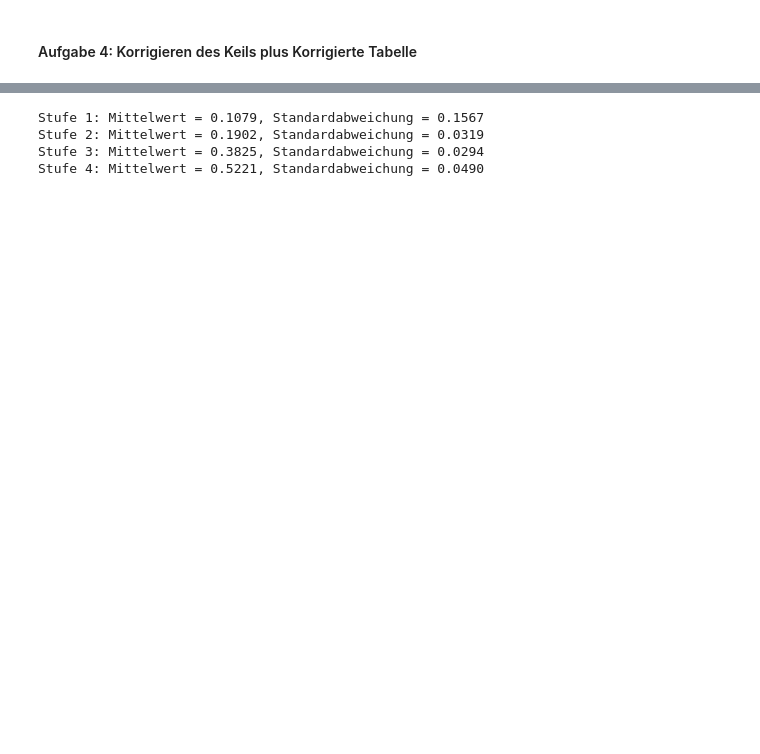
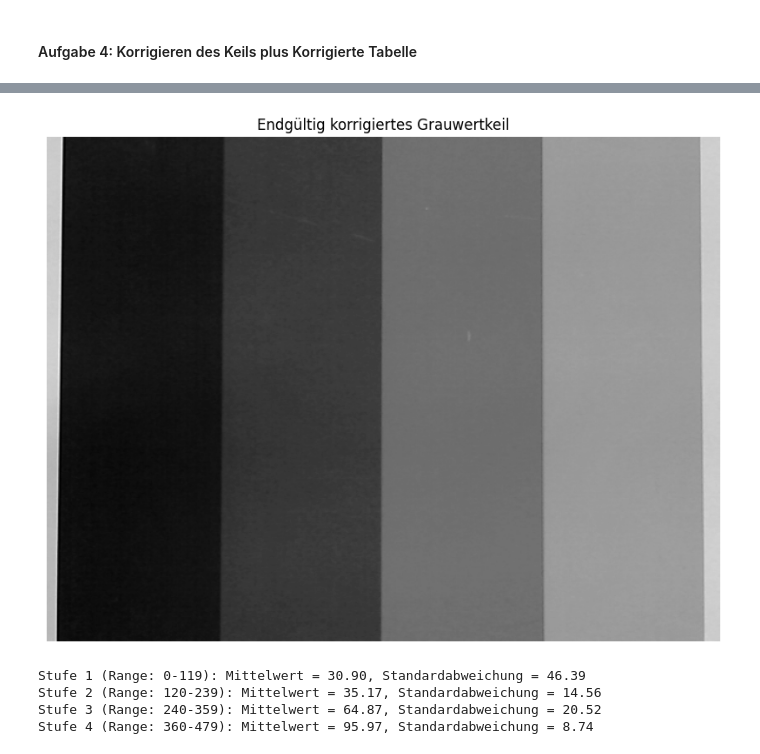
Before and after one commit to Florian11111/SSS, a Jupyter notebook: versuch 2/verarbeitung.ipynb, the cells around one changed output, grey strips where cells are left out. Cells and saved outputs as stored; diff of their text form; code cells hidden in the pictures; blank space fills up the shorter version.

```diff
--- a/versuch 2/verarbeitung.ipynb
+++ b/versuch 2/verarbeitung.ipynb
@@ -205,32 +210,23 @@ plt.show()
 # %%
-
-# Korrigiere Dead Pixels im grauwertkeil
-for x, y in zip(*dead_pixels):
-    nachbarn = grauwertkeil[max(x-1,0):min(x+2,grauwertkeil.shape[0]), max(y-1,0):min(y+2,grauwertkeil.shape[1])]
-    grauwertkeil[x, y] = np.median(nachbarn[nachbarn != grauwertkeil[x, y]])
-
-# Korrigiere Stuck und Hot Pixels im grauwertkeil
-for x, y in zip(*stuck_hot_pixels):
-    nachbarn = grauwertkeil[max(x-1,0):min(x+2,grauwertkeil.shape[0]), max(y-1,0):min(y+2,grauwertkeil.shape[1])]
-    grauwertkeil[x, y] = np.median(nachbarn[nachbarn != grauwertkeil[x, y]])
-
 # Speichere das korrigierte grauwertkeil
 cv2.imwrite('grauwertkeil_pixelkorrigiert.png', grauwertkeil)
 
 # korrigiere den keil mit aufgabe 3
-korrigiere_bild_mit_weissbild('./grauwertkeil_pixelkorrigiert.png', weissbild_pfad, dunkelbild_pfad, './grauwertkeil_final.png')
+korrigiere_bild_mit_weissbild('./SchwarzWeiss.png', weissbild_pfad, dunkelbild_pfad, './ergebnis/grauwertkeil_final.png')
 
-grauwertkeilfinal = cv2.imread('grauwertkeil_final.png', cv2.IMREAD_GRAYSCALE)
+grauwertkeilfinal = cv2.imread('./ergebnis/grauwertkeil_final.png', cv2.IMREAD_GRAYSCALE)
 
 # Zeige das korrigierte grauwertkeil an
 plt.figure(figsize=(10, 10))
-plt.imshow(grauwertkeil_final, cmap='gray')
+plt.imshow(grauwertkeilfinal, cmap='gray')
 plt.axis('off')
 plt.title('Endgültig korrigiertes Grauwertkeil')
 plt.show()
+# %% [output]
+[figure, added]
 # %%
 # Pfad zum korrigierten Grauwertkeilbild
-korrigiertes_bild_pfad = 'grauwertkeil_final.png'
+korrigiertes_bild_pfad = './ergebnis/grauwertkeil_final.png'
 
 # Bild laden
 korrigiertes_bild = cv2.imread(korrigiertes_bild_pfad, cv2.IMREAD_GRAYSCALE)
@@ -244,7 +240,7 @@ ergebnisse = np.zeros((anzahl_stufen, 2))  # Spalten für Mittelwert und Standar
 
 # Jede Stufe analysieren
 for i in range(anzahl_stufen):
-    stufenbereich = korrigiertes_bild[i*stufen_hoehe:(i+1)*stufen_hoehe, :]
+    stufenbereich = korrigiertes_bild[:, i*stufen_hoehe:(i+1)*stufen_hoehe]
     mittelwert = np.mean(stufenbereich)
     standardabweichung = np.std(stufenbereich)
     ergebnisse[i] = [mittelwert, standardabweichung]
@@ -256,7 +252,7 @@ for i in range(anzahl_stufen):
     # Ergebnisse ausgeben
     print(f"Stufe {i+1} (Range: {range_start}-{range_end}): Mittelwert = {mittelwert:.2f}, Standardabweichung = {standardabweichung:.2f}")
 # %% [output]
-Stufe 1: Mittelwert = 0.1079, Standardabweichung = 0.1567
-Stufe 2: Mittelwert = 0.1902, Standardabweichung = 0.0319
-Stufe 3: Mittelwert = 0.3825, Standardabweichung = 0.0294
-Stufe 4: Mittelwert = 0.5221, Standardabweichung = 0.0490
+Stufe 1 (Range: 0-119): Mittelwert = 30.90, Standardabweichung = 46.39
+Stufe 2 (Range: 120-239): Mittelwert = 35.17, Standardabweichung = 14.56
+Stufe 3 (Range: 240-359): Mittelwert = 64.87, Standardabweichung = 20.52
+Stufe 4 (Range: 360-479): Mittelwert = 95.97, Standardabweichung = 8.74
```
Also changed, not shown: parts of 4 cells of this notebook, 1 other file.
